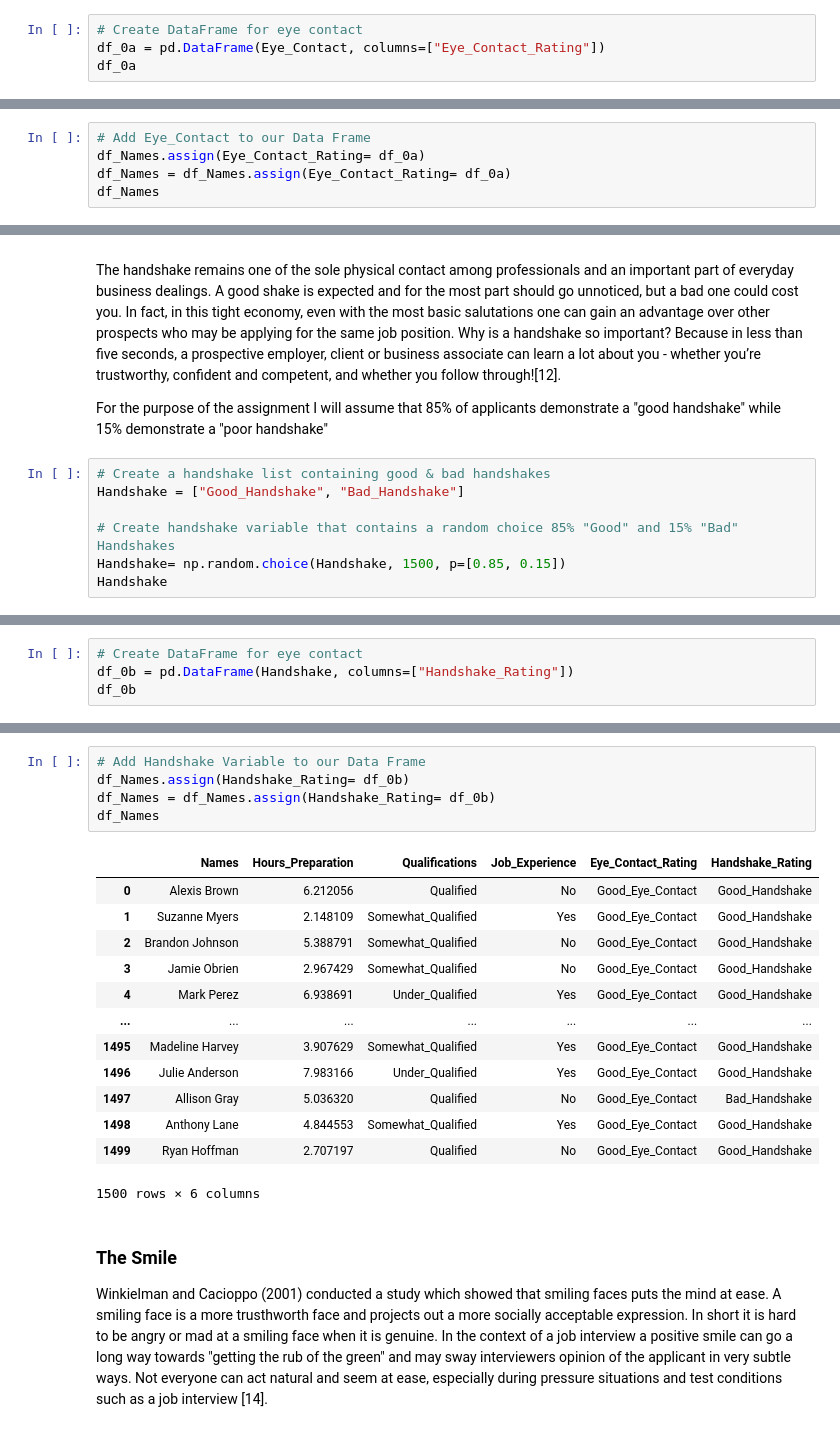
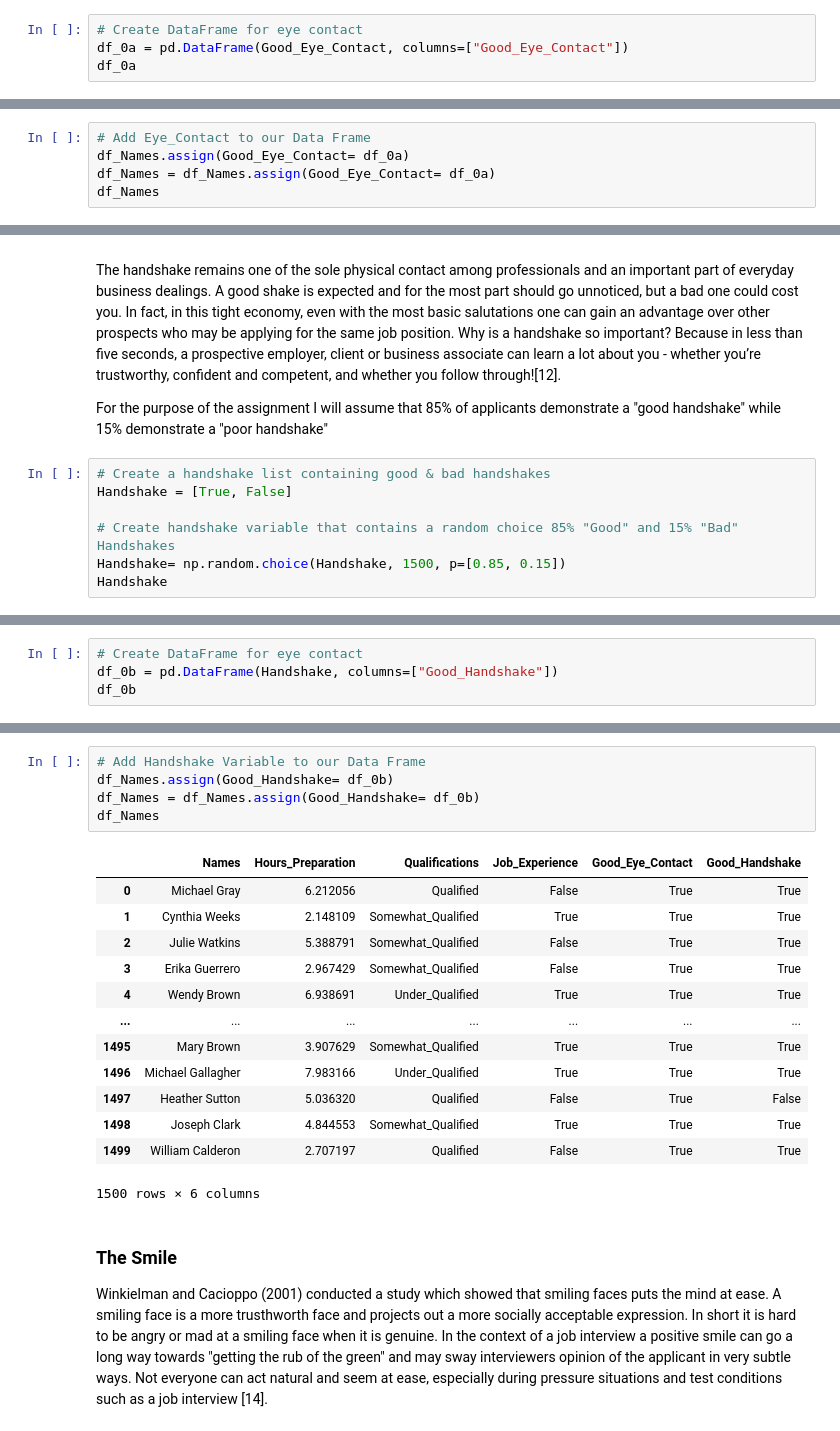
Before and after one commit to Deego88/Programming_for_Data_Analysis_Project_2020, a Jupyter notebook: Programming_for_Data_Analysis_Project_2020.ipynb, the cells around one changed output, grey strips where cells are left out. Cells and saved outputs as stored; diff of their text form.

```diff
--- a/Programming_for_Data_Analysis_Project_2020.ipynb
+++ b/Programming_for_Data_Analysis_Project_2020.ipynb
@@ -504,5 +502,5 @@ Counter({'Good_Eye_Contact': 1336, 'Bad_Eye_Contact': 164})
 # %%
 # Create DataFrame for eye contact
-df_0a = pd.DataFrame(Eye_Contact, columns=["Eye_Contact_Rating"])
+df_0a = pd.DataFrame(Good_Eye_Contact, columns=["Good_Eye_Contact"])
 df_0a
 # %% [output]
@@ -521,7 +519,7 @@ df_0a
 1500 rows × 1 columns
 # %%
 # Add Eye_Contact to our Data Frame
-df_Names.assign(Eye_Contact_Rating= df_0a)
-df_Names = df_Names.assign(Eye_Contact_Rating= df_0a)
+df_Names.assign(Good_Eye_Contact= df_0a)
+df_Names = df_Names.assign(Good_Eye_Contact= df_0a)
 df_Names
 # %% [output]
@@ -546,7 +544,7 @@ The handshake remains one of the sole physical contact among professionals and a
 For the purpose of the assignment I will assume that 85% of applicants demonstrate a "good handshake" while 15% demonstrate a "poor handshake"
 # %%
 # Create a handshake list containing good & bad handshakes
-Handshake = ["Good_Handshake", "Bad_Handshake"]
+Handshake = [True, False]
 
 # Create handshake variable that contains a random choice 85% "Good" and 15% "Bad" Handshakes
 Handshake= np.random.choice(Handshake, 1500, p=[0.85, 0.15])
@@ -562,5 +559,5 @@ Counter({'Good_Handshake': 1280, 'Bad_Handshake': 220})
 # %%
 # Create DataFrame for eye contact
-df_0b = pd.DataFrame(Handshake, columns=["Handshake_Rating"])
+df_0b = pd.DataFrame(Handshake, columns=["Good_Handshake"])
 df_0b
 # %% [output]
@@ -579,22 +576,22 @@ df_0b
 1500 rows × 1 columns
 # %%
 # Add Handshake Variable to our Data Frame
-df_Names.assign(Handshake_Rating= df_0b)
-df_Names = df_Names.assign(Handshake_Rating= df_0b)
+df_Names.assign(Good_Handshake= df_0b)
+df_Names = df_Names.assign(Good_Handshake= df_0b)
 df_Names
 # %% [output]
-|  | Names | Hours_Preparation | Qualifications | Job_Experience | Eye_Contact_Rating | Handshake_Rating |
-| 0 | Alexis Brown | 6.212056 | Qualified | No | Good_Eye_Contact | Good_Handshake |
-| 1 | Suzanne Myers | 2.148109 | Somewhat_Qualified | Yes | Good_Eye_Contact | Good_Handshake |
-| 2 | Brandon Johnson | 5.388791 | Somewhat_Qualified | No | Good_Eye_Contact | Good_Handshake |
-| 3 | Jamie Obrien | 2.967429 | Somewhat_Qualified | No | Good_Eye_Contact | Good_Handshake |
-| 4 | Mark Perez | 6.938691 | Under_Qualified | Yes | Good_Eye_Contact | Good_Handshake |
+|  | Names | Hours_Preparation | Qualifications | Job_Experience | Good_Eye_Contact | Good_Handshake |
+| 0 | Michael Gray | 6.212056 | Qualified | False | True | True |
+| 1 | Cynthia Weeks | 2.148109 | Somewhat_Qualified | True | True | True |
+| 2 | Julie Watkins | 5.388791 | Somewhat_Qualified | False | True | True |
+| 3 | Erika Guerrero | 2.967429 | Somewhat_Qualified | False | True | True |
+| 4 | Wendy Brown | 6.938691 | Under_Qualified | True | True | True |
 | ... | ... | ... | ... | ... | ... | ... |
-| 1495 | Madeline Harvey | 3.907629 | Somewhat_Qualified | Yes | Good_Eye_Contact | Good_Handshake |
-| 1496 | Julie Anderson | 7.983166 | Under_Qualified | Yes | Good_Eye_Contact | Good_Handshake |
-| 1497 | Allison Gray | 5.036320 | Qualified | No | Good_Eye_Contact | Bad_Handshake |
-| 1498 | Anthony Lane | 4.844553 | Somewhat_Qualified | Yes | Good_Eye_Contact | Good_Handshake |
-| 1499 | Ryan Hoffman | 2.707197 | Qualified | No | Good_Eye_Contact | Good_Handshake |
+| 1495 | Mary Brown | 3.907629 | Somewhat_Qualified | True | True | True |
+| 1496 | Michael Gallagher | 7.983166 | Under_Qualified | True | True | True |
+| 1497 | Heather Sutton | 5.036320 | Qualified | False | True | False |
+| 1498 | Joseph Clark | 4.844553 | Somewhat_Qualified | True | True | True |
+| 1499 | William Calderon | 2.707197 | Qualified | False | True | True |
 1500 rows × 6 columns
 # %% [markdown]
 ### The Smile
```
Also changed, not shown: parts of 41 cells of this notebook.
